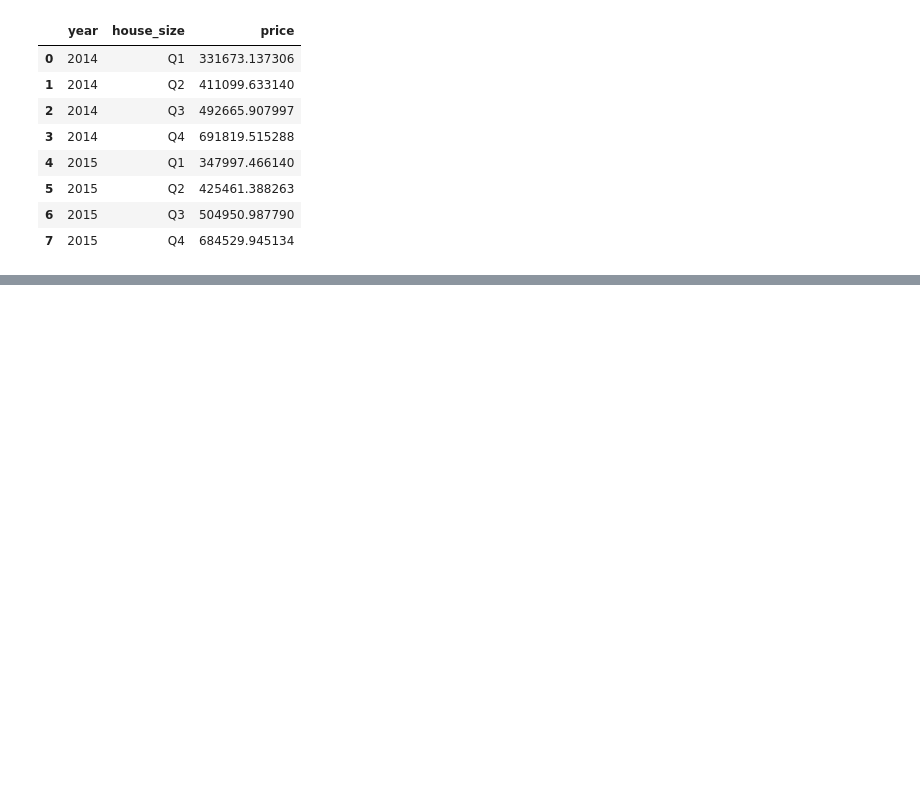
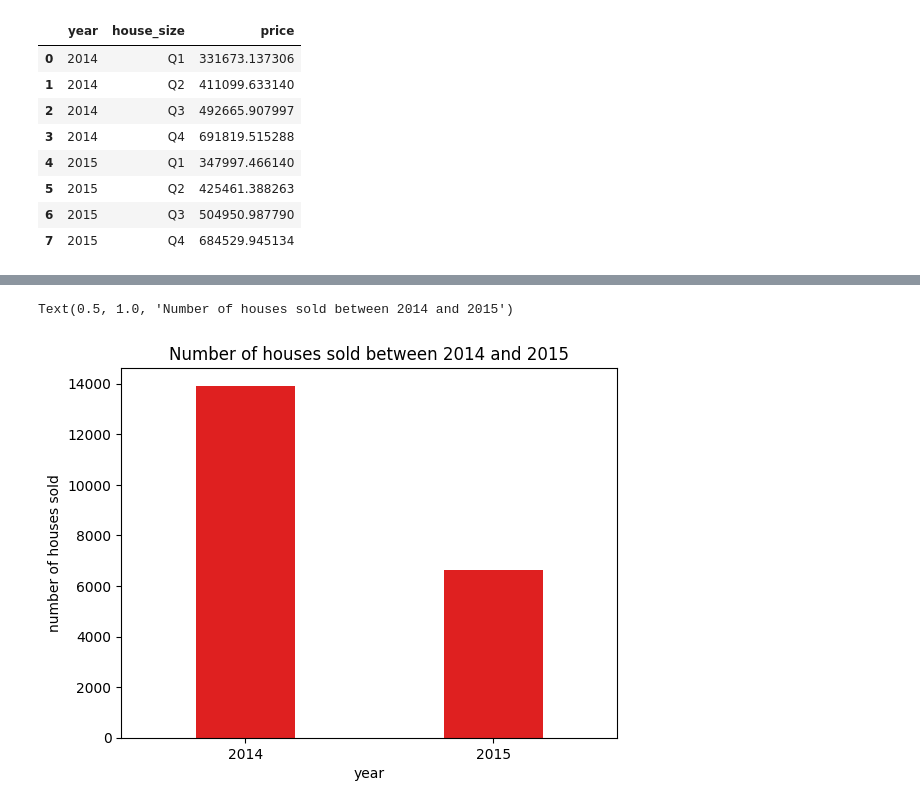
Before and after one commit to derewor/House_sales_Project, a Jupyter notebook: House_sales_Project.ipynb, the cells around one changed output, grey strips where cells are left out. Cells and saved outputs as stored; diff of their text form; code cells hidden in the pictures; blank space fills up the shorter version.

```diff
--- a/House_sales_Project.ipynb
+++ b/House_sales_Project.ipynb
@@ -492,0 +491,8 @@ dtype: int64
+# %%
+# view the total sales with bargraph
+sns.barplot(data=sales_year, x='year', y='count', width=0.4, color='red')
+plt.ylabel('number of houses sold')
+plt.title('Number of houses sold between 2014 and 2015')
+# %% [output]
+Text(0.5, 1.0, 'Number of houses sold between 2014 and 2015')
+[figure, added]
```
Also changed, not shown: parts of 1 cell of this notebook.
